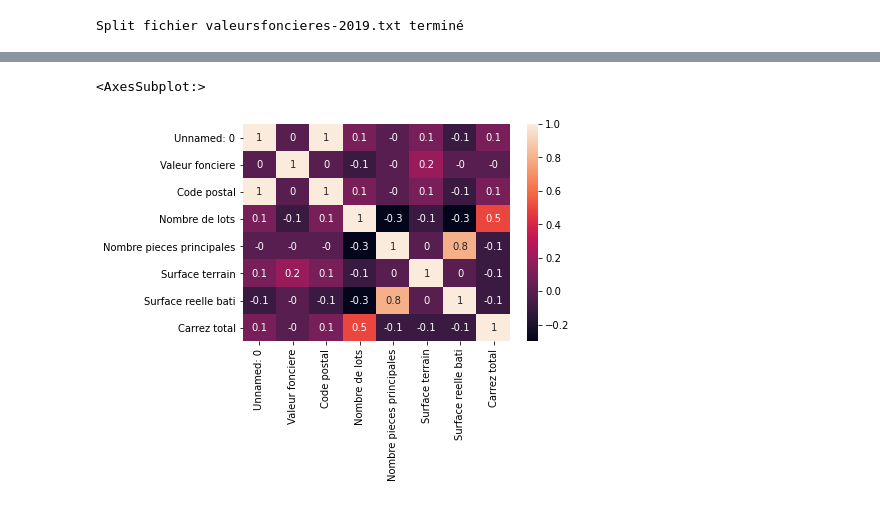
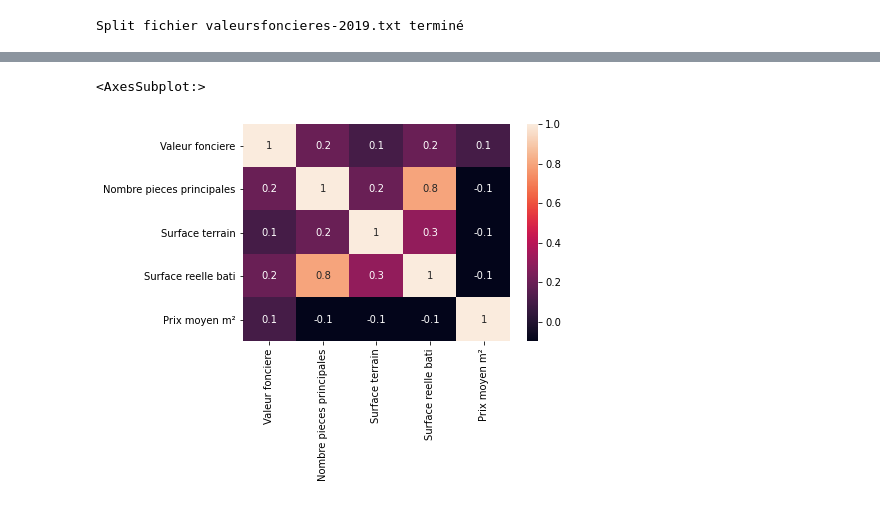
Before and after one commit to KRDavid/Immothep, a Jupyter notebook: NotebookDav.ipynb, the cells around one changed output, grey strips where cells are left out. Saved outputs shown, nothing was run; the diff lists cells and outputs as text; code cells hidden in the pictures.

```diff
--- a/NotebookDav.ipynb
+++ b/NotebookDav.ipynb
@@ -75,0 +62,13 @@ cleaned_dataframe
+# %%
+df_clean2 = pd.read_csv('./data/CURATED/csv_clean_2.csv', usecols=['Valeur fonciere', 'Code postal', 'Surface reelle bati'])
+df_clean2["Prix moyen m²"] = df_clean2['Valeur fonciere']/df_clean2['Surface reelle bati']
+df_prix_moyen = df_clean2.groupby('Code postal').mean('Valeur fonciere').drop(columns=['Valeur fonciere', 'Surface reelle bati'])
+
+dict_prix_moyen = df_prix_moyen.to_dict()
+# %%
+cleaned_dataframe = pd.read_csv('./data/CURATED/csv_clean_2.csv', usecols = ['Code postal', 'Valeur fonciere', 'Nombre pieces principales', 'Surface terrain', 'Surface reelle bati'])
+
+cleaned_dataframe = cleaned_dataframe.merge(df_prix_moyen, how='left', on='Code postal')
+cleaned_dataframe = cleaned_dataframe.drop(columns=['Code postal'])
+cleaned_dataframe = cleaned_dataframe[cleaned_dataframe['Valeur fonciere'].between(cleaned_dataframe['Valeur fonciere'].quantile(.10), cleaned_dataframe['Valeur fonciere'].quantile(.90))]
+cleaned_dataframe
@@ -76,9 +89,7 @@ cleaned_dataframe
 # %%
-sample_cleaned_dataframe = cleaned_dataframe.sample(n=200000, random_state=2)
-# sample_cleaned_dataframe.drop(columns=['Unnamed: 0'], inplace=True)
-
-matrice_corr = sample_cleaned_dataframe.corr().round(1)
+# sample_cleaned_dataframe = cleaned_dataframe.sample(n=20000, random_state=2)
+matrice_corr = cleaned_dataframe.corr().round(1)
 sns.heatmap(data=matrice_corr, annot=True)
 # %% [output]
 <AxesSubplot:>
-[figure, old version]
+[figure, new version]
```
Also changed, not shown: parts of 15 cells of this notebook, 1 other file.
